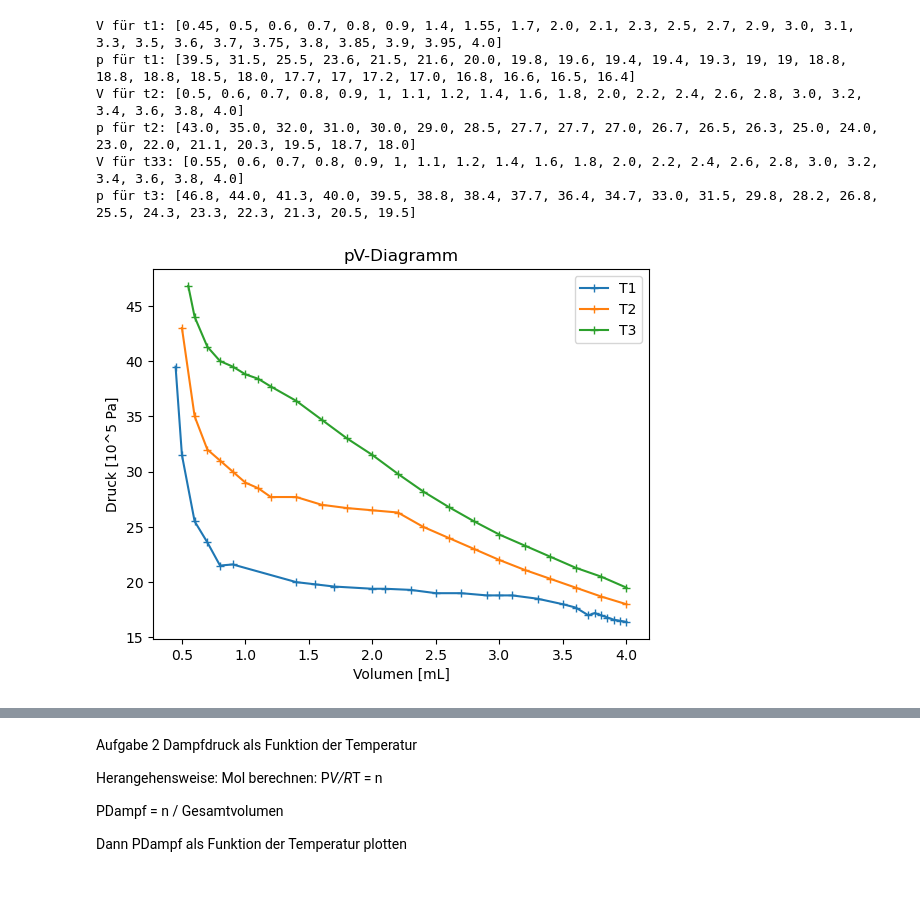
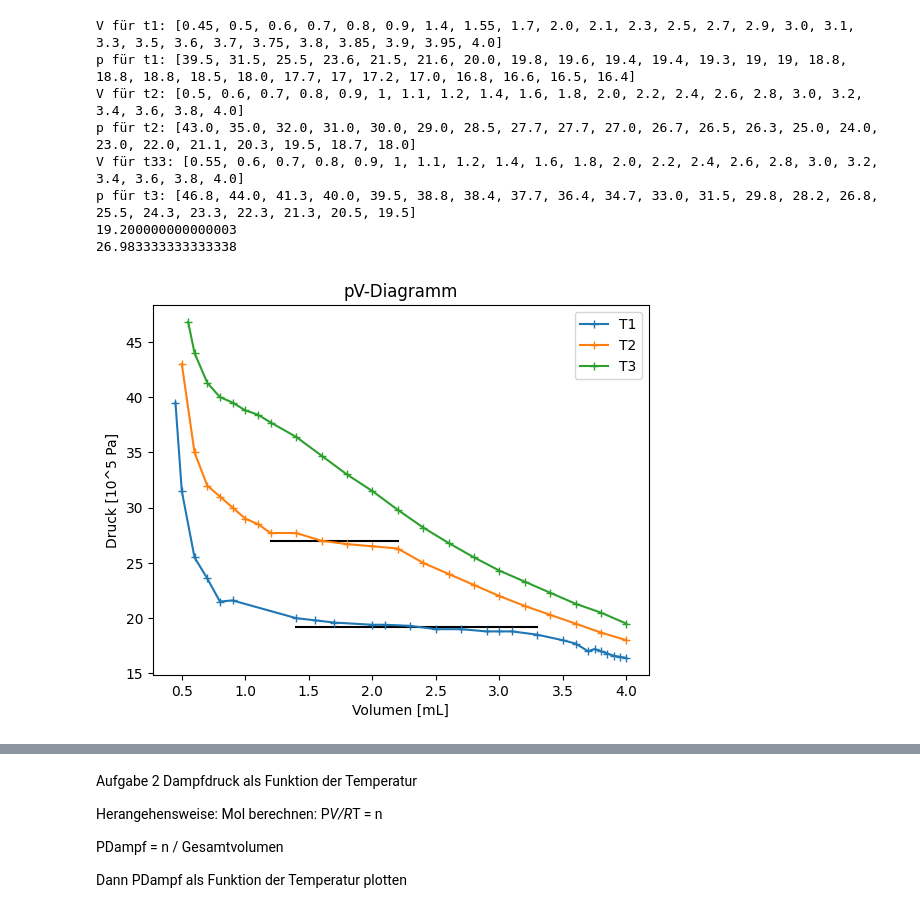
Before and after one commit to OhNoNotAnotherNerd/Ausarbeitung-Physik, a Jupyter notebook: REG/Reale Gase.ipynb, the cells around one changed output, grey strips where cells are left out. Cells and saved outputs as stored; diff of their text form; code cells hidden in the pictures.

Commit message:
Die isotherme und exp fit

```diff
--- a/REG/Reale Gase.ipynb
+++ b/REG/Reale Gase.ipynb
@@ -1,4 +1,7 @@
 # %%
+import numpy as np
+import matplotlib.pyplot as plt
+
 V =  [4.00, 3.95, 3.90, 3.85, 3.80, 3.75, 3.70, 3.60, 3.50, 3.40, 3.30, 3.20, 3.10, 3.00, 2.90, 2.80, 2.70, 2.60, 2.50, 2.40, 2.30, 2.20, 2.10, 2.00, 1.80, 1.70, 1.60, 1.55, 1.40, 1.20, 1.10,    1,  0.9,  0.8,  0.7,  0.6, 0.55,  0.5, 0.45]
 p1 = [16.4, 16.5, 16.6, 16.8, 17.0, 17.2,   17, 17.7, 18.0, None, 18.5, None, 18.8, 18.8, 18.8, None,   19, None,   19, None, 19.3, None, 19.4, 19.4, None, 19.6, None, 19.8, 20.0, None, None, None, 21.6, 21.5, 23.6, 25.5, None, 31.5, 39.5]
 p2 = [18.0, None, None, None, 18.7, None, None, 19.5, None, 20.3, None, 21.1, None, 22.0, None, 23.0, None, 24.0, None, 25.0, None, 26.3, None, 26.5, 26.7, None, 27.0, None, 27.7, 27.7, 28.5, 29.0, 30.0, 31.0, 32.0, 35.0, None, 43.0, None]
@@ -51,32 +54,70 @@ for i in range(len(Tges[1])):
 print(f'V für t2: {VT2}')
 print(f'p für t2: {pT2}')
 
 VT3=[]
 pT3=[]
 for i in range(len(Tges[2])):
 
     VT3.append(Tges[2][-i-1][0])
     pT3.append(Tges[2][-i-1][1])
 
 print(f'V für t33: {VT3}')
 print(f'p für t3: {pT3}')
 
-import matplotlib.pyplot as plt
+
+##isotherme
+T_1 = 273.15 + 15 # in Kelvin
+T_2 = 273.15 + 30 # in Kelvin
+T_3 = 273.15 + 45 # in Kelvin
+
+T_ges = [T_1, T_2, T_3]
+
+#isoterme
+
+Vrange1=[1.4, 1.55, 1.7, 2.0, 2.1, 2.3, 2.5, 2.7, 2.9, 3.0, 3.1, 3.3]
+p_sat_t1 = [20.0, 19.8, 19.6, 19.4, 19.4, 19.3, 19, 19, 18.8, 18.8, 18.8, 18.5] # Werte um den Dampfdruck wurden abgeschätzt und passen perfekt zum Datenblatt der Industrie
+mean_p_sat_t1 = np.mean(p_sat_t1)
+print(mean_p_sat_t1)
+
+Vrpl1=[]
+for i in range(len(Vrange1)):
+    Vrpl1.append(mean_p_sat_t1)
+plt.plot(Vrange1, Vrpl1, color='black')
+
+
+Vrange2=[1.2, 1.55, 1.7, 2.0, 2.1, 2.2]
+p_sat_t2=[27.7, 27.7, 27.0, 26.7, 26.5, 26.3]
+mean_p_sat_t2=np.mean(p_sat_t2)
+print(mean_p_sat_t2)
+
+Vrpl2=[]
+for i in range(len(Vrange2)):
+    Vrpl2.append(mean_p_sat_t2)
+plt.plot(Vrange2, Vrpl2, color='black')
+
+
+
+
+
+
 
 plt.plot(VT1, pT1, linestyle='-', marker='+', label='T1')
+
 plt.plot(VT2, pT2, linestyle='-', marker='+', label='T2')
 plt.plot(VT3, pT3, linestyle='-', marker='+', label='T3')
 plt.xlabel('Volumen [mL]')
 plt.ylabel('Druck [10^5 Pa]')
 
 plt.legend()
 plt.title('pV-Diagramm')
 plt.show()
 # %% [output]
 V für t1: [0.45, 0.5, 0.6, 0.7, 0.8, 0.9, 1.4, 1.55, 1.7, 2.0, 2.1, 2.3, 2.5, 2.7, 2.9, 3.0, 3.1, 3.3, 3.5, 3.6, 3.7, 3.75, 3.8, 3.85, 3.9, 3.95, 4.0]
 p für t1: [39.5, 31.5, 25.5, 23.6, 21.5, 21.6, 20.0, 19.8, 19.6, 19.4, 19.4, 19.3, 19, 19, 18.8, 18.8, 18.8, 18.5, 18.0, 17.7, 17, 17.2, 17.0, 16.8, 16.6, 16.5, 16.4]
 V für t2: [0.5, 0.6, 0.7, 0.8, 0.9, 1, 1.1, 1.2, 1.4, 1.6, 1.8, 2.0, 2.2, 2.4, 2.6, 2.8, 3.0, 3.2, 3.4, 3.6, 3.8, 4.0]
 p für t2: [43.0, 35.0, 32.0, 31.0, 30.0, 29.0, 28.5, 27.7, 27.7, 27.0, 26.7, 26.5, 26.3, 25.0, 24.0, 23.0, 22.0, 21.1, 20.3, 19.5, 18.7, 18.0]
 V für t33: [0.55, 0.6, 0.7, 0.8, 0.9, 1, 1.1, 1.2, 1.4, 1.6, 1.8, 2.0, 2.2, 2.4, 2.6, 2.8, 3.0, 3.2, 3.4, 3.6, 3.8, 4.0]
 p für t3: [46.8, 44.0, 41.3, 40.0, 39.5, 38.8, 38.4, 37.7, 36.4, 34.7, 33.0, 31.5, 29.8, 28.2, 26.8, 25.5, 24.3, 23.3, 22.3, 21.3, 20.5, 19.5]
+19.200000000000003
+26.983333333333338
-[figure, old version]
+[figure, new version]
```
Also changed, not shown: parts of 5 cells of this notebook.
